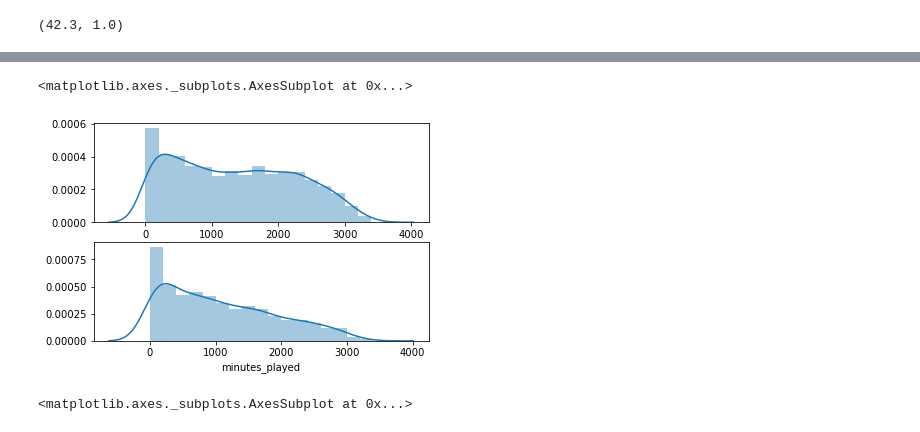
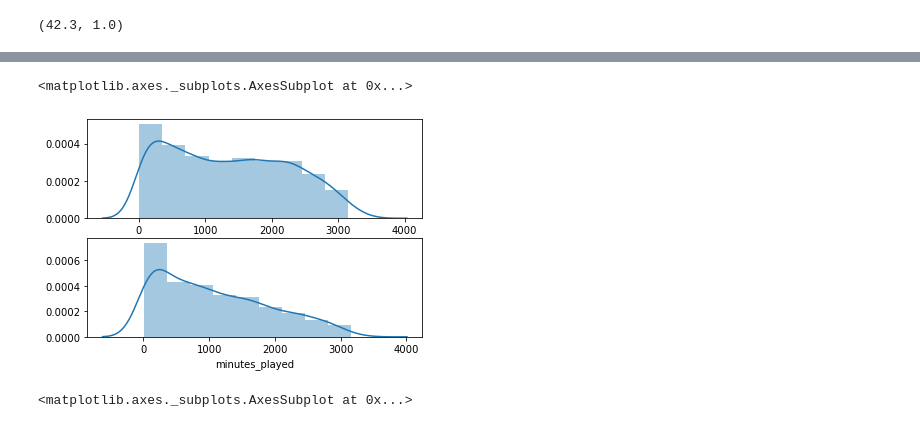
Before and after one commit to ZachLiu519/nba-model, a Jupyter notebook: week_2_data_exploration/contract_stats.ipynb, the cells around one changed output, grey strips where cells are left out. Cells and saved outputs as stored; diff of their text form; code cells hidden in the pictures.

```diff
--- a/week_2_data_exploration/contract_stats.ipynb
+++ b/week_2_data_exploration/contract_stats.ipynb
@@ -70,5 +70,3 @@ array(['1998-99', '1999-00', '2000-01', '2001-02', '2002-03', '2003-04',
        '2004-05', '2005-06', '2006-07', '2007-08', '2008-09', '2009-10',
        '2010-11', '2011-12', '2012-13', '2013-14', '2014-15', '2015-16',
        '2016-17', '2017-18', '2018-19', '2019-20'], dtype=object)
-# %%
-salaries_stats_first_round.set_index('key').loc[not_traded_mid_season_first_round]
@@ -126,11 +167,11 @@ max(salaries_stats_second_round['minutes_per_game']), min(salaries_stats_second_
 # %%
 # distributions for filtering first round picks
 fig, ax = plt.subplots(2,1)
-sns.distplot(salaries_stats_first_round['minutes_played'], bins=np.arange(1, 3500, 200), ax=ax[0])
-sns.distplot(salaries_stats_second_round['minutes_played'], bins=np.arange(1, 3500, 200), ax=ax[1])
+sns.distplot(salaries_stats_first_round['minutes_played'], bins=np.arange(1, 3500, 350), ax=ax[0])
+sns.distplot(salaries_stats_second_round['minutes_played'], bins=np.arange(1, 3500, 350), ax=ax[1])
 # %% [output]
 <matplotlib.axes._subplots.AxesSubplot at 0x...>
-[figure, old version]
+[figure, new version]
 # %%
 fig, ax = plt.subplots(2,1)
 sns.distplot(salaries_stats_first_round['minutes_per_game'], bins=np.arange(1, 48, 3), ax=ax[0])
```
Also changed, not shown: parts of 14 cells of this notebook, 3 other files.
